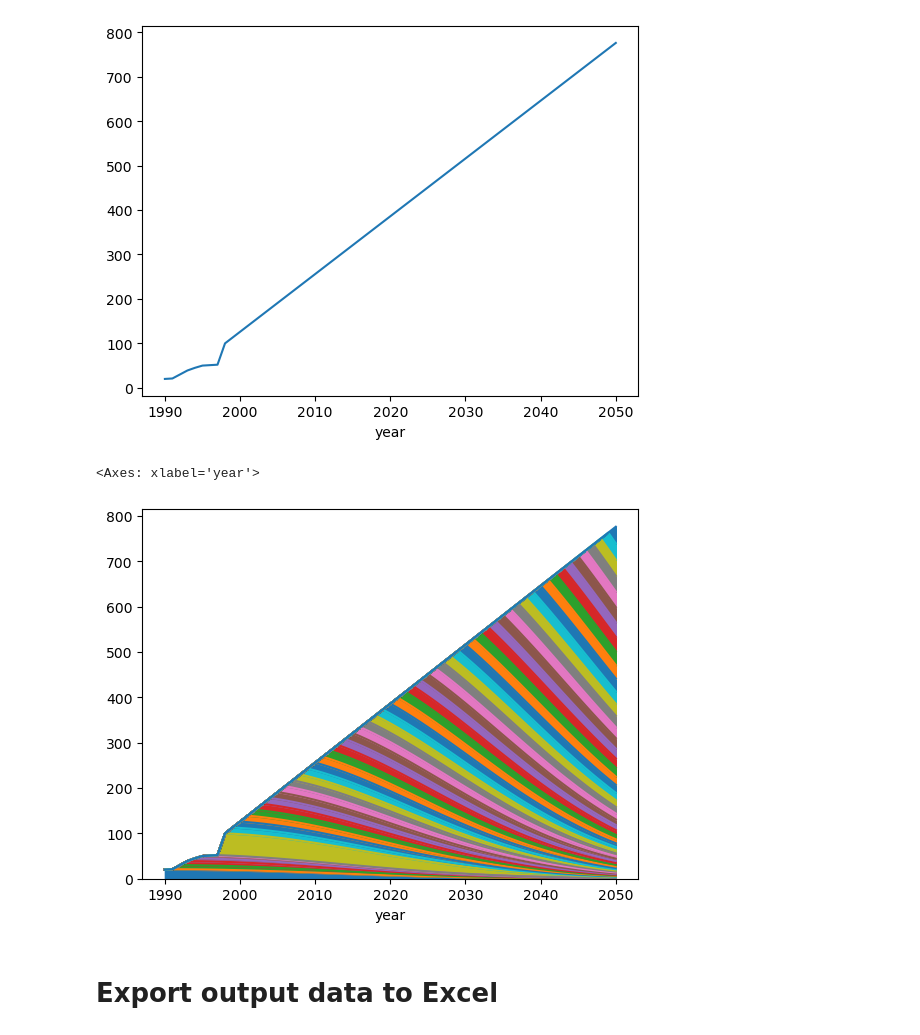
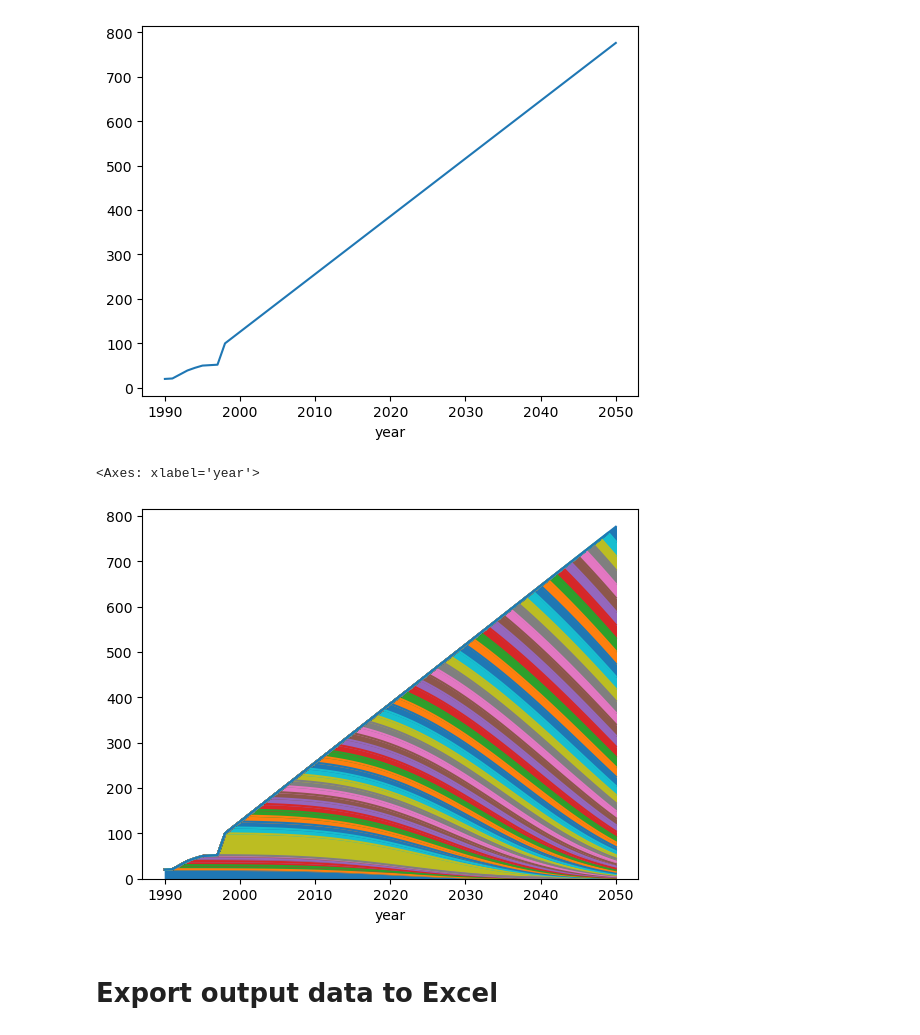
Before and after one commit to adrien-perello/MFA, a Jupyter notebook: week_02/code/week_2_stock_driven.ipynb, the cells around one changed output. Saved outputs shown, nothing was run; the diff lists cells and outputs as text; code cells hidden in the pictures.

```diff
--- a/week_02/code/week_2_stock_driven.ipynb
+++ b/week_02/code/week_2_stock_driven.ipynb
@@ -85,15 +84,15 @@ plt.show()
 ![shifted_survival_curve](../img/shifted_survival_curve.png)
 # %%
 # create survival curve matrix filled with zeros
-survival_curve_matrix = pd.DataFrame(0, index=timesteps, columns=timesteps, dtype=float)
+curve_surv_matrix = pd.DataFrame(0, index=timesteps, columns=timesteps, dtype=float)
 
 # and populate that matrix
-for step in timesteps:
+for time in timesteps:
     # at each iteration, we shift the survival curve
-    shifted_survival_curve = survival_curve[0 : data_length - step]
+    shifted_curve_surv = curve_surv[0 : time_max - time]
     # and we fill the survival curve matrix with the shifted survival curve
-    survival_curve_matrix.loc[step:data_length, step] = shifted_survival_curve
+    curve_surv_matrix.loc[time:time_max, time] = shifted_curve_surv
 
-survival_curve_matrix
+curve_surv_matrix
 # %% [output]
 |  | 0 | 1 | 2 | 3 | 4 | 5 | 6 | 7 | 8 | 9 | ... | ... |
@@ -244,33 +237,35 @@ data = data.set_index(["year"])
 # define useful variables
 years = data.index
 end_year = years[-1]
-data_length = data.shape[0]
-timesteps = np.arange(0, data_length)
+time_max = data.shape[0]
+timesteps = np.arange(0, time_max)
 
 # Create the survival curve
-survival_curve = weibull_min.sf(timesteps, c=2, loc=0, scale=30)
+curve_surv = norm.sf(timesteps, loc=30, scale=10)
 
 # create the survival curve matrix
-survival_curve_matrix = pd.DataFrame(0, index=timesteps, columns=timesteps, dtype=float)
-for step in timesteps:
+curve_surv_matrix = pd.DataFrame(0, index=timesteps, columns=timesteps, dtype=float)
+for time in timesteps:
     # Fill the survival curve matrix with the shifted survival curve
-    survival_curve_matrix.loc[step:data_length, step] = survival_curve[0 : data_length - step]
+    curve_surv_matrix.loc[time:time_max, time] = curve_surv[0 : time_max - time]
 
 # Define the input for the stock-driven model
 stock = data["stock"]
 
 # create inflow series and survival matrix filled with zeros and populate them
 inflows = pd.Series(0, index=years, dtype=float)
-cohort_matrix = pd.DataFrame(0, index=timesteps, columns=timesteps, dtype=float)
-for step in timesteps:
-    # we calculate the inflow of the step-th year
-    inflows.iloc[step] = (stock.iloc[step] - cohort_matrix.loc[step, : step - 1].sum()) / survival_curve_matrix.loc[step, step]
+cohort_surv_matrix = pd.DataFrame(0, index=timesteps, columns=timesteps, dtype=float)
+for time in timesteps:
+    # we calculate the inflow of the time-th year
+    inflows.iloc[time] = (stock.iloc[time] - cohort_surv_matrix.loc[time, : time - 1].sum()) / curve_surv_matrix.loc[
+        time, time
+    ]
     # and we scale the shifted survival curve with the inflow
-    cohort_matrix.loc[:, step] = survival_curve_matrix.loc[:, step] * inflows.iloc[step]
+    cohort_surv_matrix.loc[:, time] = curve_surv_matrix.loc[:, time] * inflows.iloc[time]
 
 # set index and columns to years instead of timesteps
-cohort_matrix.index = years
-cohort_matrix.columns = years
+cohort_surv_matrix.index = years
+cohort_surv_matrix.columns = years
 
 # Compute nas, and outflows
 data["inflow"] = inflows
@@ -308,11 +303,11 @@ data["stock"].plot()
 <Axes: xlabel='year'>
 [figure]
 # %%
-# Visualize the stock by cohort_matrixs
-cohort_matrix.plot(kind="area", stacked=True, legend=False)
+# Visualize the stock by cohort_surv_matrixs
+cohort_surv_matrix.plot(kind="area", stacked=True, legend=False)
 # %% [output]
 <Axes: xlabel='year'>
-[figure, old version]
+[figure, new version]
 # %% [markdown]
 # Export output data to Excel
 # %%
```
Also changed, not shown: parts of 13 cells of this notebook, 2 other files.
